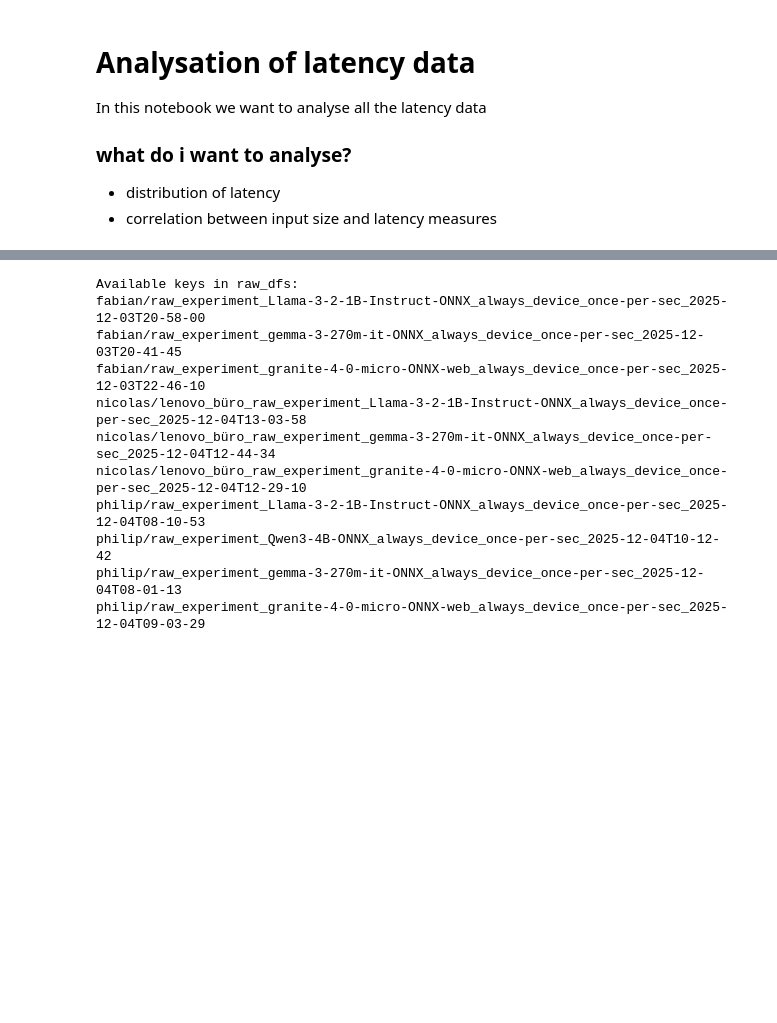
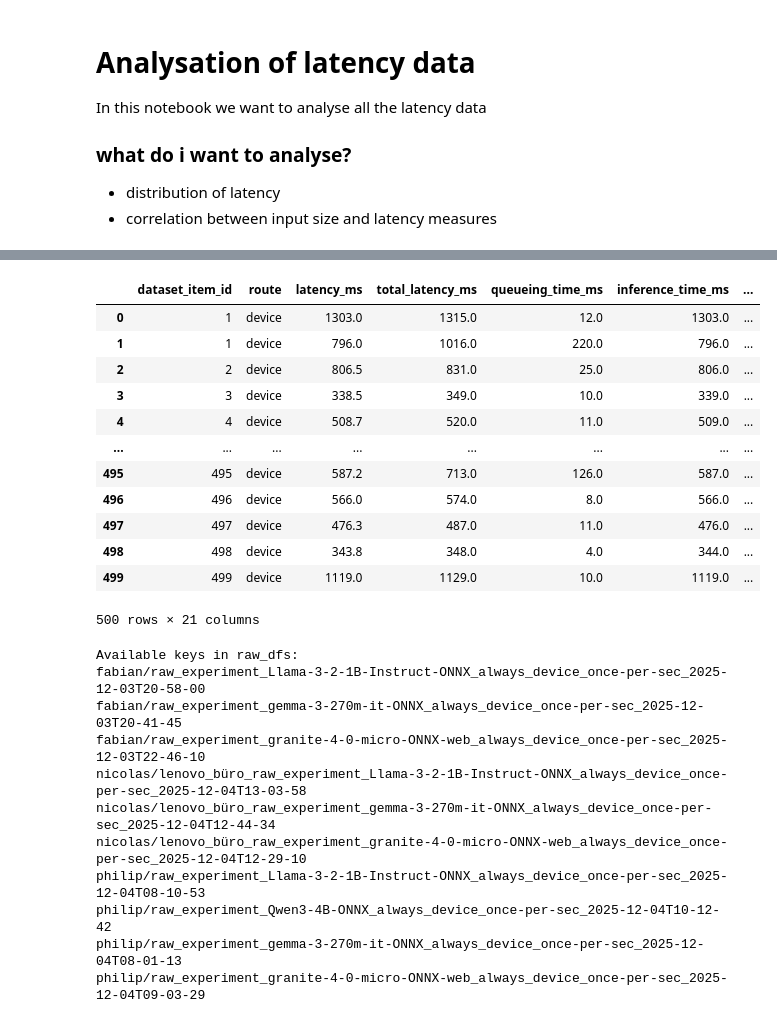
Before and after one commit to fabianHueni/UNIBE_MSGAI_HS25_Project, a Jupyter notebook: analyse/analyse_latency_data.ipynb, the cells around one changed output, grey strips where cells are left out. Drawn from its saved outputs; the diff is of its cells as text; code cells hidden in the pictures; blank space fills up the shorter version.

```diff
--- a/analyse/analyse_latency_data.ipynb
+++ b/analyse/analyse_latency_data.ipynb
@@ -76,3 +77,19 @@ Found 10 stats CSV files and 10 raw CSV files:
+# %%
+raw_dfs['fabian\\raw_experiment_gemma-3-270m-it-ONNX_always_device_once-per-sec_2025-12-03T20-41-45']
+# %% [output]
+|  | dataset_item_id | route | latency_ms | total_latency_ms | queueing_time_ms | inference_time_ms | ... |
+| 0 | 1 | device | 1303.0 | 1315.0 | 12.0 | 1303.0 | ... |
+| 1 | 1 | device | 796.0 | 1016.0 | 220.0 | 796.0 | ... |
+| 2 | 2 | device | 806.5 | 831.0 | 25.0 | 806.0 | ... |
+| 3 | 3 | device | 338.5 | 349.0 | 10.0 | 339.0 | ... |
+| 4 | 4 | device | 508.7 | 520.0 | 11.0 | 509.0 | ... |
+| ... | ... | ... | ... | ... | ... | ... | ... |
+| 495 | 495 | device | 587.2 | 713.0 | 126.0 | 587.0 | ... |
+| 496 | 496 | device | 566.0 | 574.0 | 8.0 | 566.0 | ... |
+| 497 | 497 | device | 476.3 | 487.0 | 11.0 | 476.0 | ... |
+| 498 | 498 | device | 343.8 | 348.0 | 4.0 | 344.0 | ... |
+| 499 | 499 | device | 1119.0 | 1129.0 | 10.0 | 1119.0 | ... |
+500 rows × 21 columns
 # %%
 # Check the keys in raw_dfs
 print("Available keys in raw_dfs:")
```
Also changed, not shown: parts of 12 cells of this notebook.
